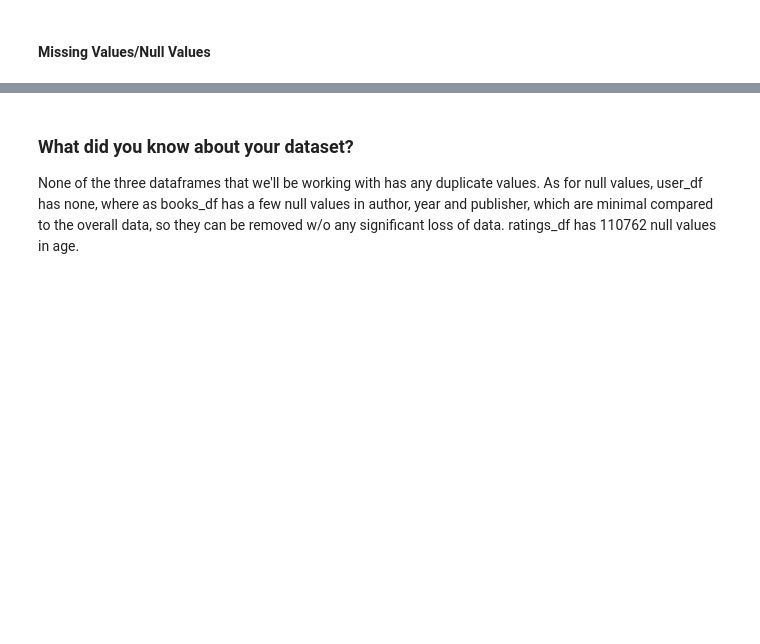
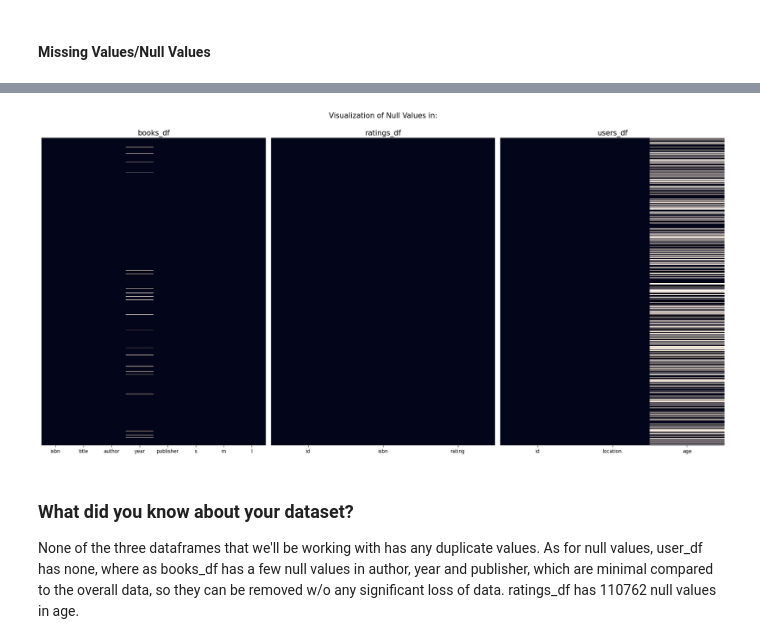
Before and after one commit to bisht-deepak/Capstone-Project-Recommendation-System, a Jupyter notebook: unsupervised-learning-book-recommendation-system.ipynb, the cells around one changed output, grey strips where cells are left out. Saved outputs shown, nothing was run; the diff lists cells and outputs as text; code cells hidden in the pictures; blank space fills up the shorter version.

```diff
--- a/unsupervised-learning-book-recommendation-system.ipynb
+++ b/unsupervised-learning-book-recommendation-system.ipynb
@@ -191,6 +193,26 @@ id               0
 location         0
 age         110762
 dtype: int64
+# %%
+fig, axes= plt.subplots(1, 3, figsize= (20, 10))
+
+sns.heatmap(books_df.isnull(), cbar= False, ax= axes[0])
+axes[0].set_title("books_df", fontsize= 15)
+axes[0].set_yticks([])
+sns.heatmap(ratings_df.isnull(), cbar= False, ax= axes[1])
+axes[1].set_yticks([])
+axes[1].set_title("ratings_df", fontsize= 15)
+sns.heatmap(users_df.isnull(), cbar= False, ax= axes[2])
+axes[2].set_yticks([])
+axes[2].set_title("users_df", fontsize= 15)
+
+suptitle= fig.suptitle("Visualization of Null Values in:", fontsize= 15)
+suptitle.set_y(1.0)
+
+plt.tight_layout()
+plt.show()
+# %% [output]
+[figure, added]
 # %% [markdown]
 ### What did you know about your dataset?
 
```
Also changed, not shown: parts of 33 cells of this notebook.
